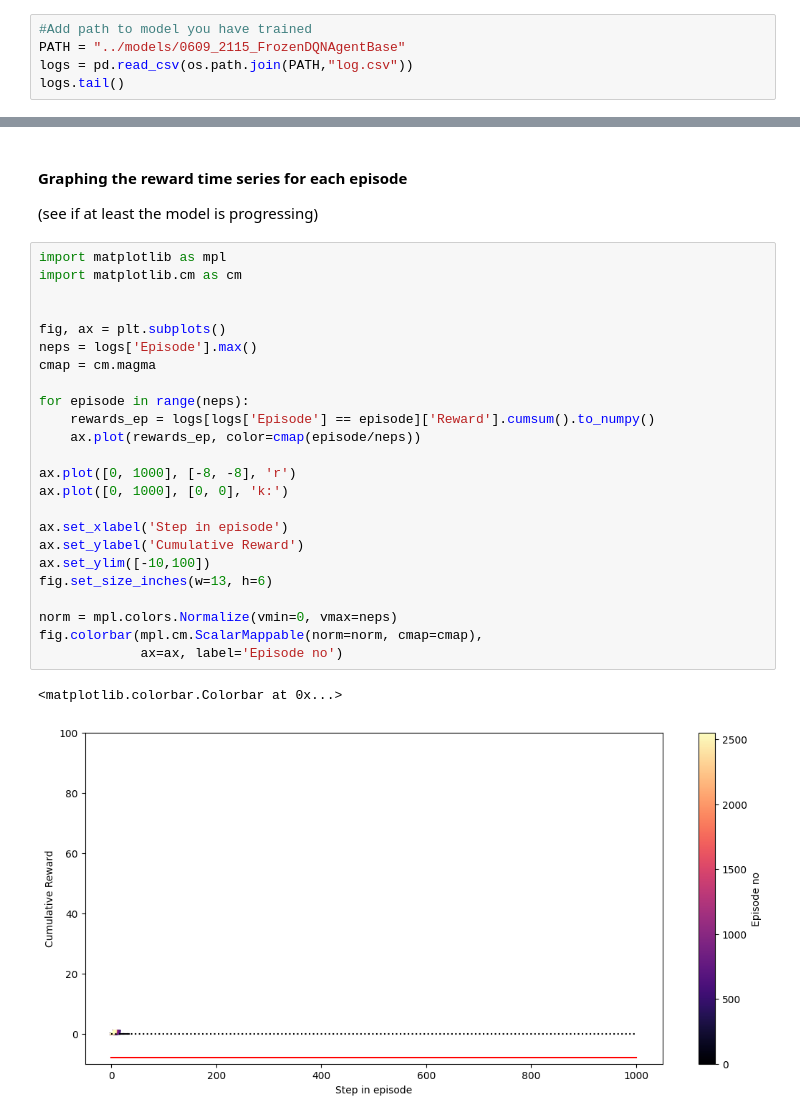
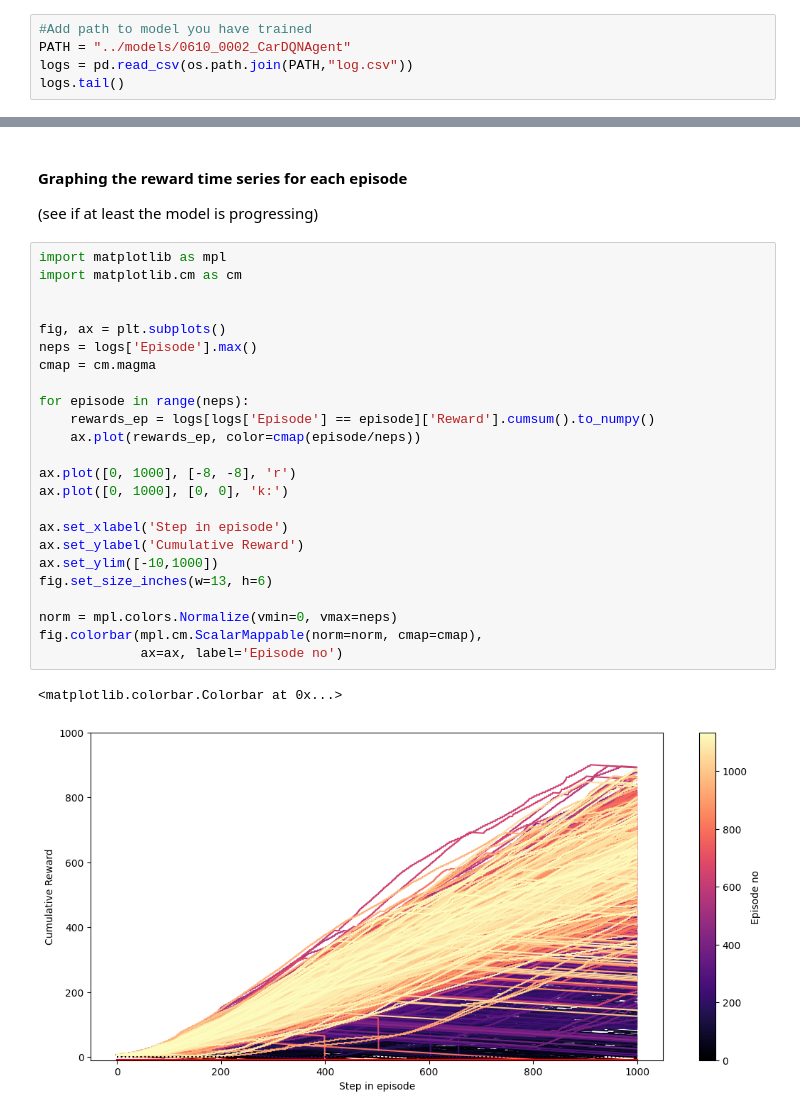
Before and after one commit to Rheyles/from-a-to-b-with-rl, a Jupyter notebook: notebooks/logs.ipynb, the cells around one changed output, grey strips where cells are left out. Cells and saved outputs as stored; diff of their text form.

```diff
--- a/notebooks/logs.ipynb
+++ b/notebooks/logs.ipynb
@@ -13,7 +13,7 @@ import matplotlib.pyplot as plt
 import os
 # %%
 #Add path to model you have trained
-PATH = "../models/0609_2115_FrozenDQNAgentBase"
+PATH = "../models/0610_0002_CarDQNAgent"
 logs = pd.read_csv(os.path.join(PATH,"log.csv"))
 logs.tail()
 # %% [output]
@@ -124,27 +124,27 @@ ax.set_ylabel('Action taken');
 # %%
 import matplotlib as mpl
 import matplotlib.cm as cm
 
 
 fig, ax = plt.subplots()
 neps = logs['Episode'].max()
 cmap = cm.magma
 
 for episode in range(neps):
     rewards_ep = logs[logs['Episode'] == episode]['Reward'].cumsum().to_numpy()
     ax.plot(rewards_ep, color=cmap(episode/neps))
 
 ax.plot([0, 1000], [-8, -8], 'r')
 ax.plot([0, 1000], [0, 0], 'k:')
 
 ax.set_xlabel('Step in episode')
 ax.set_ylabel('Cumulative Reward')
-ax.set_ylim([-10,100])
+ax.set_ylim([-10,1000])
 fig.set_size_inches(w=13, h=6)
 
 norm = mpl.colors.Normalize(vmin=0, vmax=neps)
 fig.colorbar(mpl.cm.ScalarMappable(norm=norm, cmap=cmap),
              ax=ax, label='Episode no')
 # %% [output]
 <matplotlib.colorbar.Colorbar at 0x...>
-[figure, old version]
+[figure, new version]
```
Also changed, not shown: parts of 6 cells of this notebook, 13 other files.
